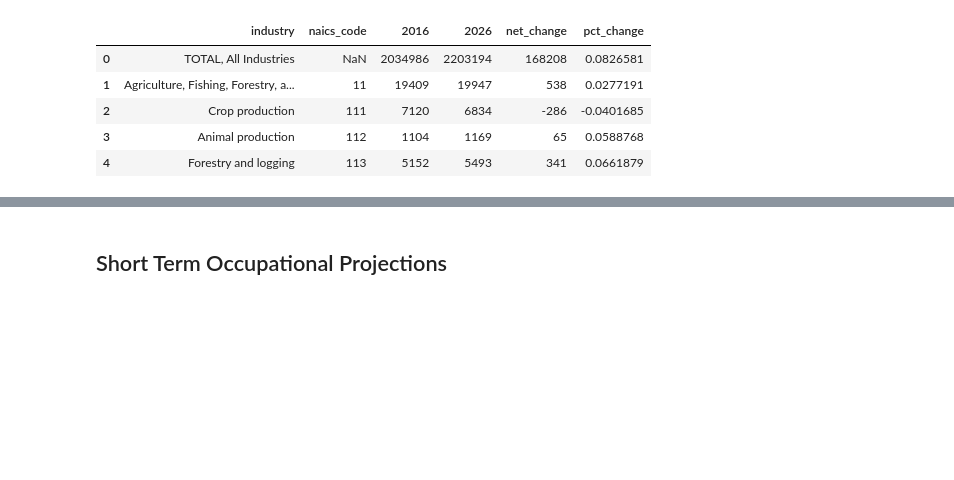
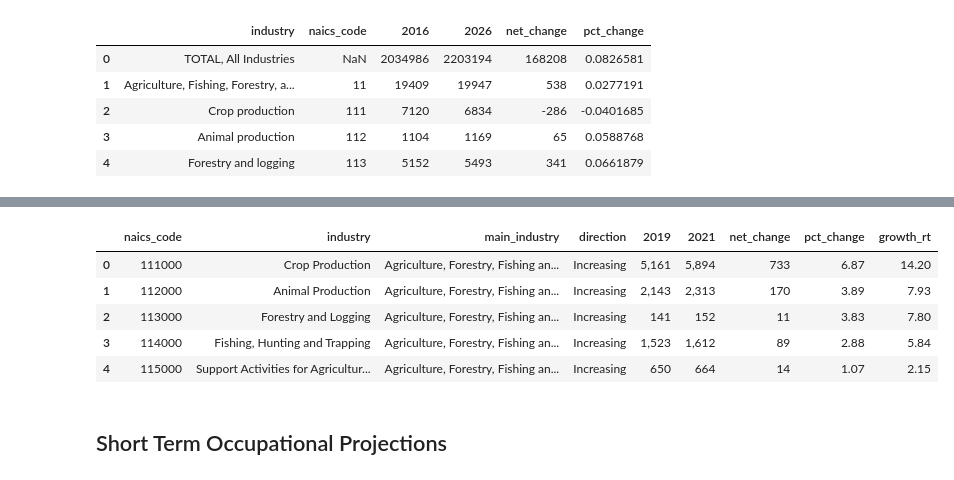
Before and after one commit to xcao38/covid19_analysis, a Jupyter notebook: data_preparing.ipynb, the cells around one changed output, grey strips where cells are left out. Cells and saved outputs as stored; diff of their text form; code cells hidden in the pictures; blank space fills up the shorter version.

```diff
--- a/data_preparing.ipynb
+++ b/data_preparing.ipynb
@@ -1231,0 +1235,4 @@ get_la_employment().head()
+# %%
+dir_ = os.path.join(os.getcwd(),"data/ma_employment.csv")
+# %%
+employment = pd.read_csv(dir_, encoding= 'utf-16', sep="\t").dropna(axis=0, how="all").dropna(axis=1,how="all")
@@ -1232,3 +1248,20 @@ get_la_employment().head()
+# %%
+employment.columns = ["naics_code","industry","main_industry","direction","2019","2021","net_change","pct_change","growth_rt"]
+# %%
+def get_ma_employment():
+    dir_ = os.path.join(os.getcwd(),"data/ma_employment.csv")
+    employment = pd.read_csv(dir_, encoding= 'utf-16', sep="\t").dropna(axis=0, how="all").dropna(axis=1,how="all")
+    employment.columns = ["naics_code","industry","main_industry","direction","2019","2021","net_change","pct_change","growth_rt"]
+    return employment
+# %%
+get_ma_employment().head()
+# %% [output]
+|  | naics_code | industry | main_industry | direction | 2019 | 2021 | net_change | pct_change | growth_rt |
+| 0 | 111000 | Crop Production | Agriculture, Forestry, Fishing an... | Increasing | 5,161 | 5,894 | 733 | 6.87 | 14.20 |
+| 1 | 112000 | Animal Production | Agriculture, Forestry, Fishing an... | Increasing | 2,143 | 2,313 | 170 | 3.89 | 7.93 |
+| 2 | 113000 | Forestry and Logging | Agriculture, Forestry, Fishing an... | Increasing | 141 | 152 | 11 | 3.83 | 7.80 |
+| 3 | 114000 | Fishing, Hunting and Trapping | Agriculture, Forestry, Fishing an... | Increasing | 1,523 | 1,612 | 89 | 2.88 | 5.84 |
+| 4 | 115000 | Support Activities for Agricultur... | Agriculture, Forestry, Fishing an... | Increasing | 650 | 664 | 14 | 1.07 | 2.15 |
 # %% [markdown]
 ## Short Term Occupational Projections
 # %%
```
Also changed, not shown: parts of 2 cells of this notebook, 2 other files.
